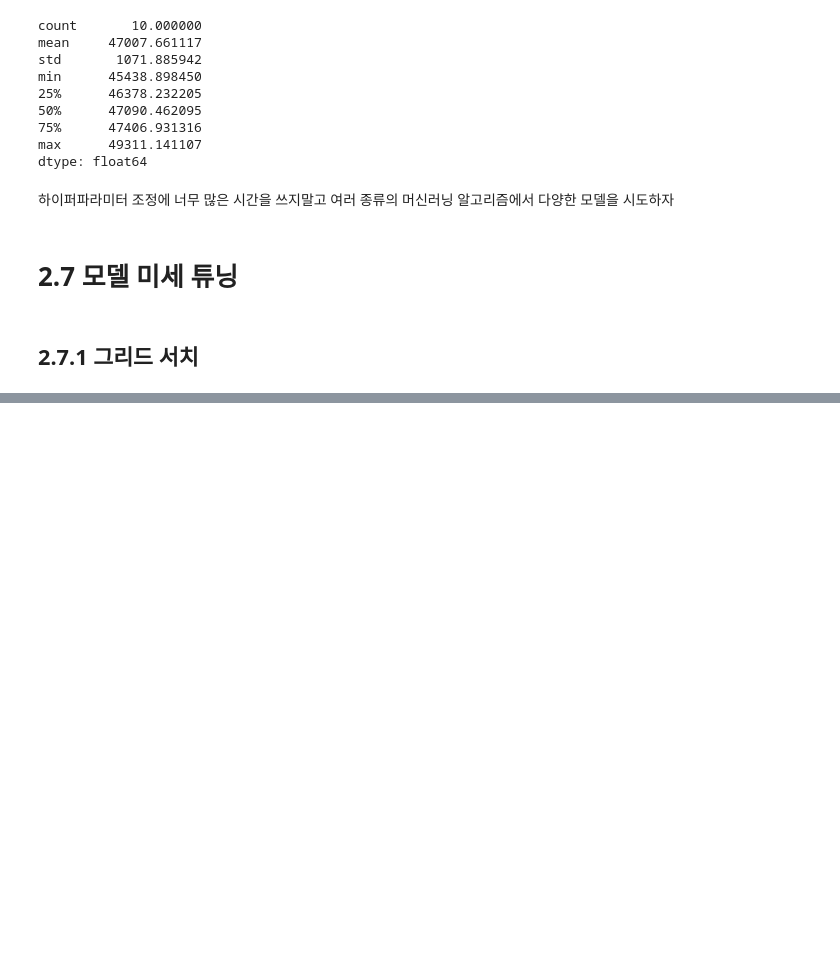
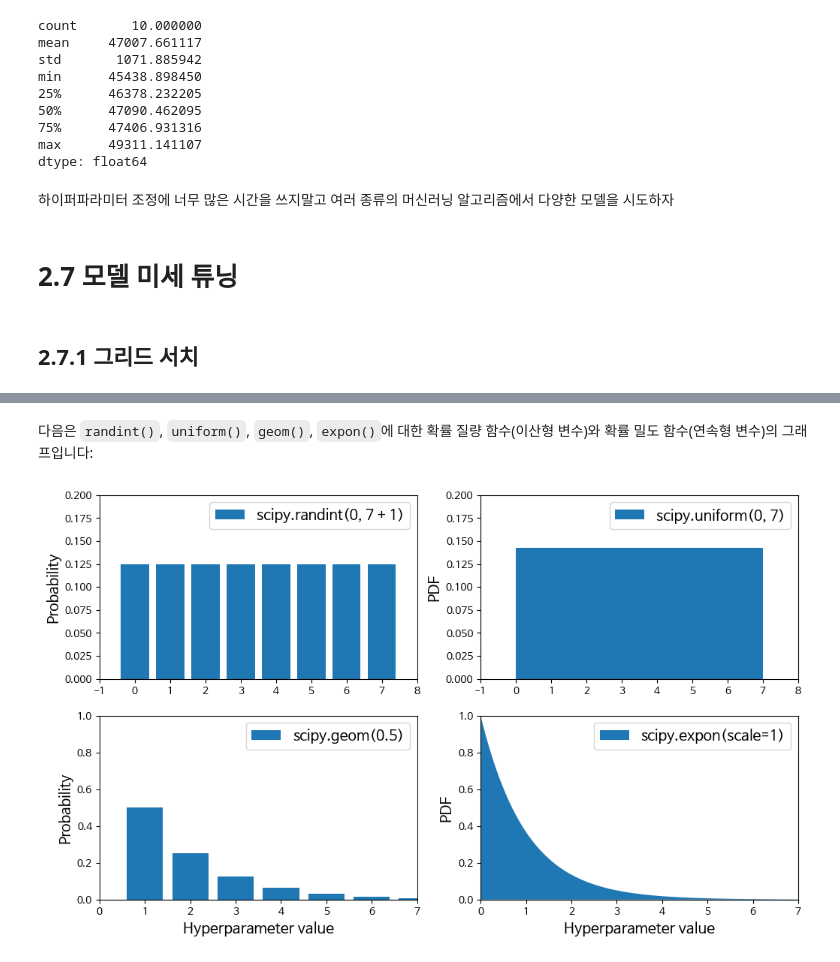
Before and after one commit to Han-TaeHun/TIL, a Jupyter notebook: Machine_Learning/HandsOn/02_end_to_end.ipynb, the cells around one changed output, grey strips where cells are left out. Cells and saved outputs as stored; diff of their text form; code cells hidden in the pictures; blank space fills up the shorter version.

```diff
--- a/Machine_Learning/HandsOn/02_end_to_end.ipynb
+++ b/Machine_Learning/HandsOn/02_end_to_end.ipynb
@@ -1216,0 +1456,50 @@ dtype: float64
+# %% [markdown]
+다음은 `randint()`, `uniform()`, `geom()`, `expon()`에 대한 확률 질량 함수(이산형 변수)와 확률 밀도 함수(연속형 변수)의 그래프입니다:
+# %%
+# 추가 코드 – 랜덤 서치에서 사용할 수 있는 몇가지 분포에 대한 그래프
+
+from scipy.stats import randint, uniform, geom, expon
+
+xs1 = np.arange(0, 7 + 1)
+randint_distrib = randint(0, 7 + 1).pmf(xs1)
+
+xs2 = np.linspace(0, 7, 500)
+uniform_distrib = uniform(0, 7).pdf(xs2)
+
+xs3 = np.arange(0, 7 + 1)
+geom_distrib = geom(0.5).pmf(xs3)
+
+xs4 = np.linspace(0, 7, 500)
+expon_distrib = expon(scale=1).pdf(xs4)
+
+plt.figure(figsize=(12, 7))
+
+plt.subplot(2, 2, 1)
+plt.bar(xs1, randint_distrib, label="scipy.randint(0, 7 + 1)")
+plt.ylabel("Probability")
+plt.legend()
+plt.axis([-1, 8, 0, 0.2])
+
+plt.subplot(2, 2, 2)
+plt.fill_between(xs2, uniform_distrib, label="scipy.uniform(0, 7)")
+plt.ylabel("PDF")
+plt.legend()
+plt.axis([-1, 8, 0, 0.2])
+
+plt.subplot(2, 2, 3)
+plt.bar(xs3, geom_distrib, label="scipy.geom(0.5)")
+plt.xlabel("Hyperparameter value")
+plt.ylabel("Probability")
+plt.legend()
+plt.axis([0, 7, 0, 1])
+
+plt.subplot(2, 2, 4)
+plt.fill_between(xs4, expon_distrib, label="scipy.expon(scale=1)")
+plt.xlabel("Hyperparameter value")
+plt.ylabel("PDF")
+plt.legend()
+plt.axis([0, 7, 0, 1])
+
+plt.show()
+# %% [output]
+[figure, added]
```
Also changed, not shown: parts of 39 cells of this notebook.
